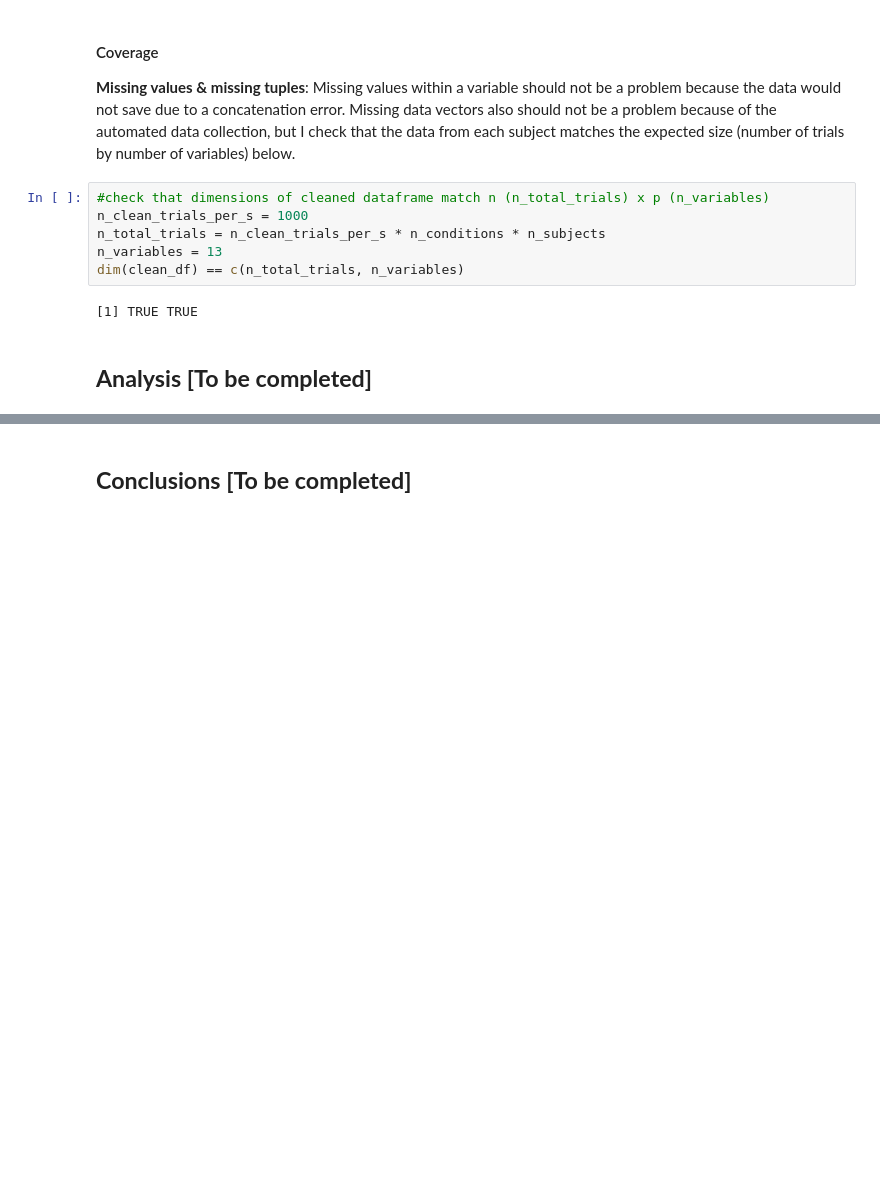
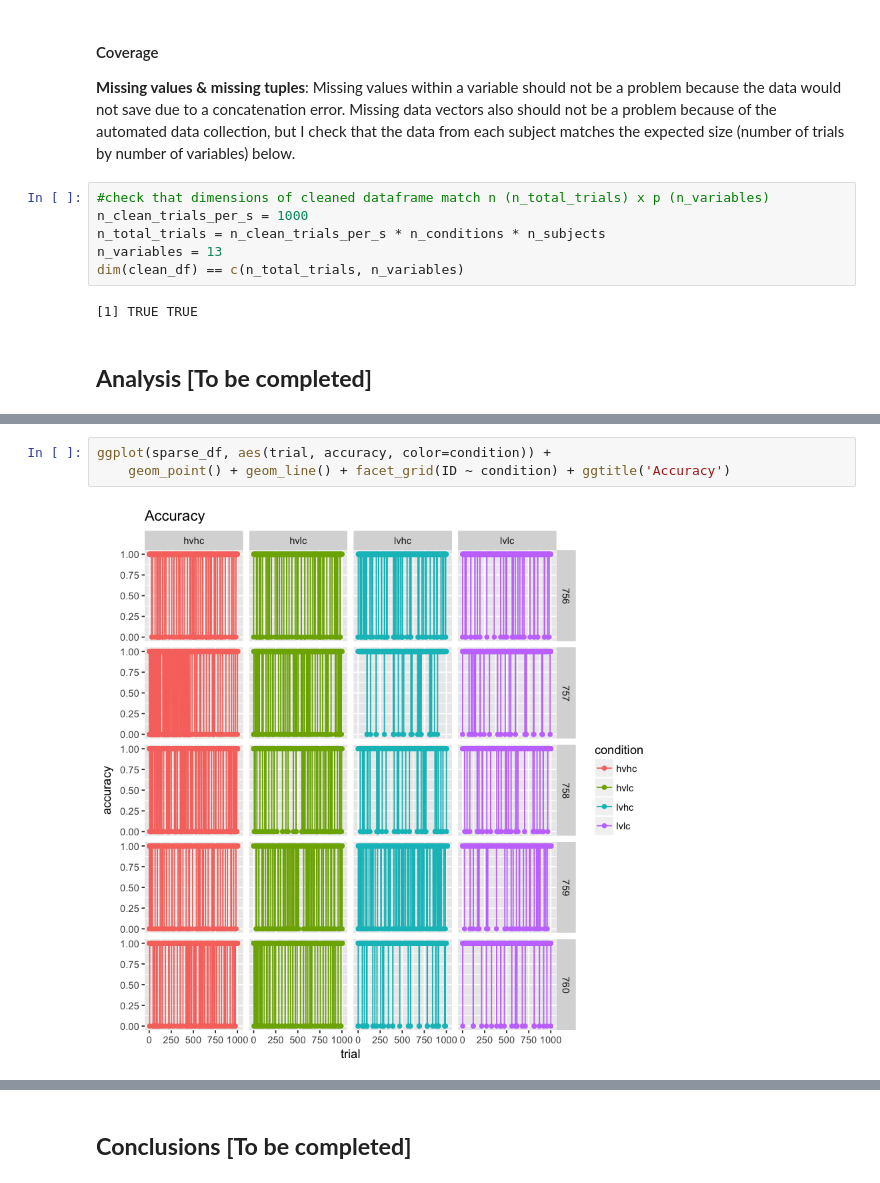
Before and after one commit to kalexandriabond/bond_DSPN_S18, a Jupyter notebook: BOND_DSPN_S18_FinalProject.ipynb, the cells around one changed output, grey strips where cells are left out. Cells and saved outputs as stored; diff of their text form; blank space fills up the shorter version.

Commit message:
Prelim. visualization

```diff
--- a/BOND_DSPN_S18_FinalProject.ipynb
+++ b/BOND_DSPN_S18_FinalProject.ipynb
@@ -316,0 +327,5 @@ dim(clean_df) == c(n_total_trials, n_variables)
+# %%
+ggplot(sparse_df, aes(trial, accuracy, color=condition)) +
+    geom_point() + geom_line() + facet_grid(ID ~ condition) + ggtitle('Accuracy')
+# %% [output]
+[figure, added]
```
Also changed, not shown: parts of 16 cells of this notebook.
